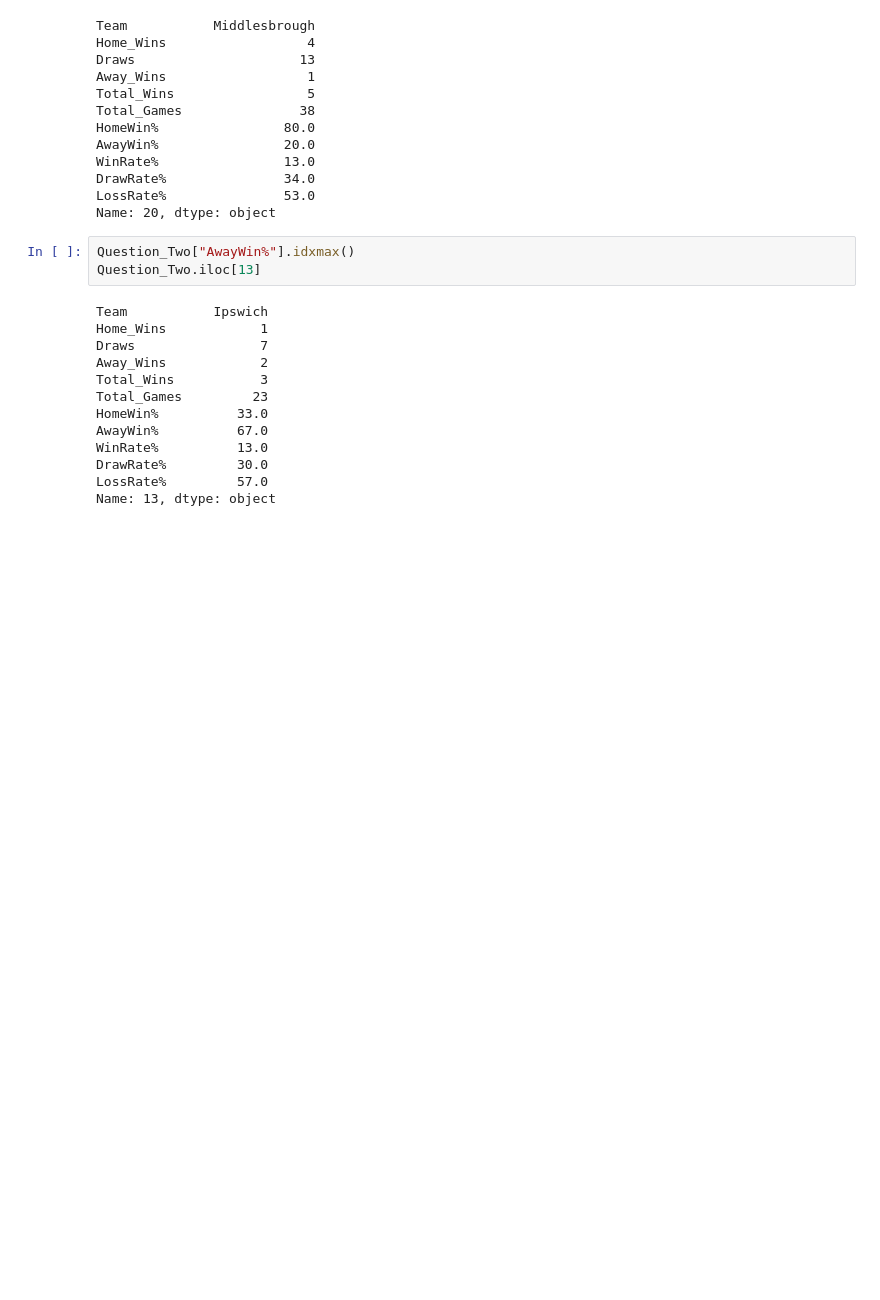
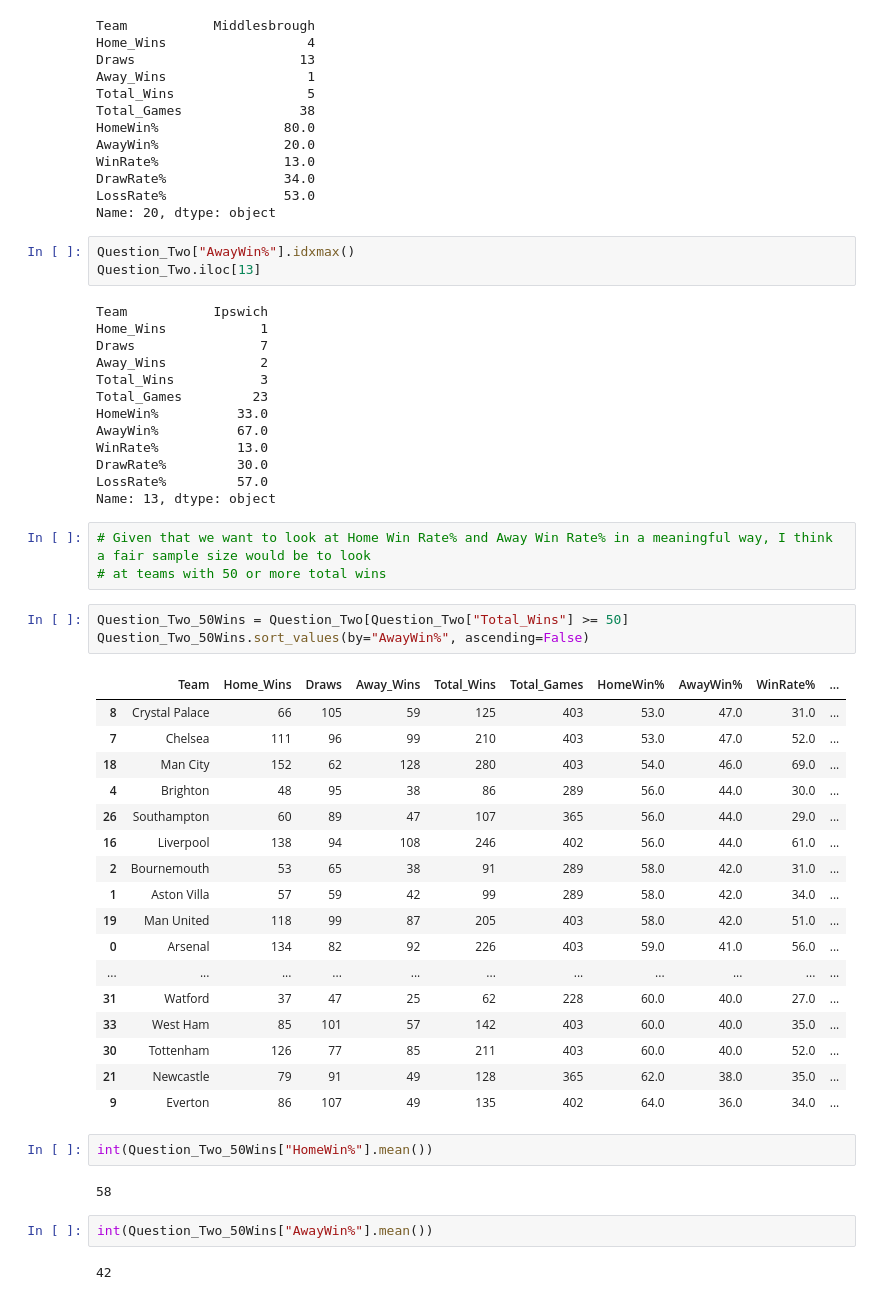
Before and after one commit to SmithNJ13/data_analysis, a Jupyter notebook: analysis.ipynb, the cells around one changed output. Cells and saved outputs as stored; diff of their text form; blank space fills up the shorter version.

Commit message:
Further analysis of Home Win Rate% and Away Win Rate%

```diff
--- a/analysis.ipynb
+++ b/analysis.ipynb
@@ -743,3 +743,35 @@ WinRate%          13.0
 DrawRate%         30.0
 LossRate%         57.0
 Name: 13, dtype: object
+# %%
+# Given that we want to look at Home Win Rate% and Away Win Rate% in a meaningful way, I think a fair sample size would be to look
+# at teams with 50 or more total wins
+# %%
+Question_Two_50Wins = Question_Two[Question_Two["Total_Wins"] >= 50]
+Question_Two_50Wins.sort_values(by="AwayWin%", ascending=False)
+# %% [output]
+|  | Team | Home_Wins | Draws | Away_Wins | Total_Wins | Total_Games | HomeWin% | AwayWin% | WinRate% | ... |
+| 8 | Crystal Palace | 66 | 105 | 59 | 125 | 403 | 53.0 | 47.0 | 31.0 | ... |
+| 7 | Chelsea | 111 | 96 | 99 | 210 | 403 | 53.0 | 47.0 | 52.0 | ... |
+| 18 | Man City | 152 | 62 | 128 | 280 | 403 | 54.0 | 46.0 | 69.0 | ... |
+| 4 | Brighton | 48 | 95 | 38 | 86 | 289 | 56.0 | 44.0 | 30.0 | ... |
+| 26 | Southampton | 60 | 89 | 47 | 107 | 365 | 56.0 | 44.0 | 29.0 | ... |
+| 16 | Liverpool | 138 | 94 | 108 | 246 | 402 | 56.0 | 44.0 | 61.0 | ... |
+| 2 | Bournemouth | 53 | 65 | 38 | 91 | 289 | 58.0 | 42.0 | 31.0 | ... |
+| 1 | Aston Villa | 57 | 59 | 42 | 99 | 289 | 58.0 | 42.0 | 34.0 | ... |
+| 19 | Man United | 118 | 99 | 87 | 205 | 403 | 58.0 | 42.0 | 51.0 | ... |
+| 0 | Arsenal | 134 | 82 | 92 | 226 | 403 | 59.0 | 41.0 | 56.0 | ... |
+| ... | ... | ... | ... | ... | ... | ... | ... | ... | ... | ... |
+| 31 | Watford | 37 | 47 | 25 | 62 | 228 | 60.0 | 40.0 | 27.0 | ... |
+| 33 | West Ham | 85 | 101 | 57 | 142 | 403 | 60.0 | 40.0 | 35.0 | ... |
+| 30 | Tottenham | 126 | 77 | 85 | 211 | 403 | 60.0 | 40.0 | 52.0 | ... |
+| 21 | Newcastle | 79 | 91 | 49 | 128 | 365 | 62.0 | 38.0 | 35.0 | ... |
+| 9 | Everton | 86 | 107 | 49 | 135 | 402 | 64.0 | 36.0 | 34.0 | ... |
+# %%
+int(Question_Two_50Wins["HomeWin%"].mean())
+# %% [output]
+58
+# %%
+int(Question_Two_50Wins["AwayWin%"].mean())
+# %% [output]
+42
```
Also changed, not shown: parts of 2 cells of this notebook, 1 other file.
